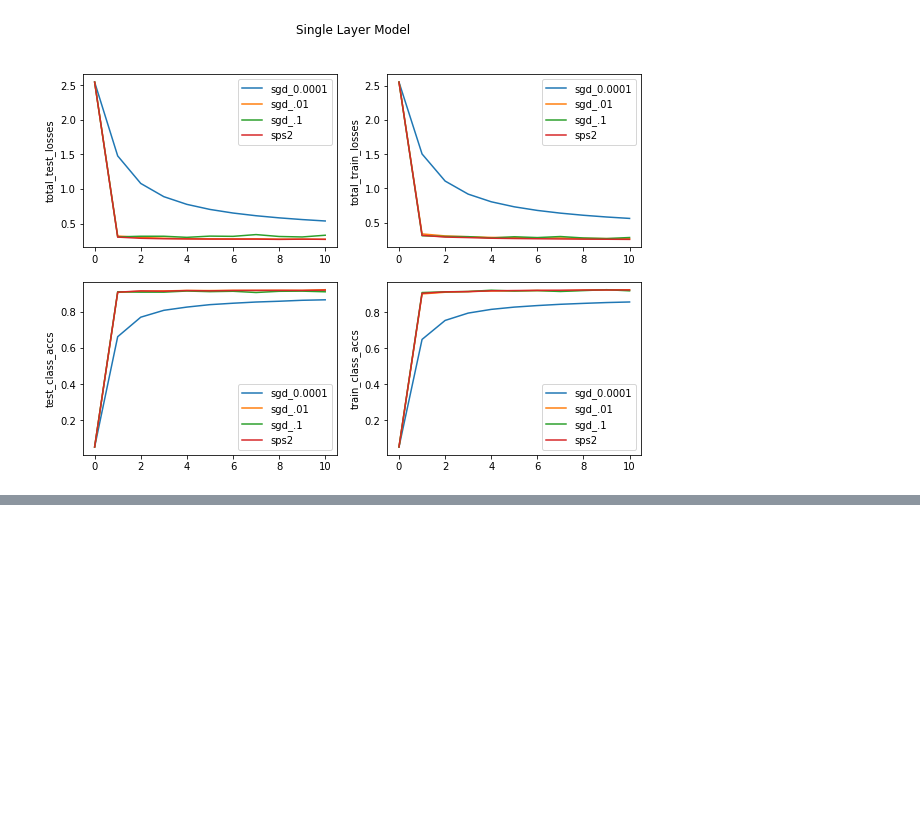
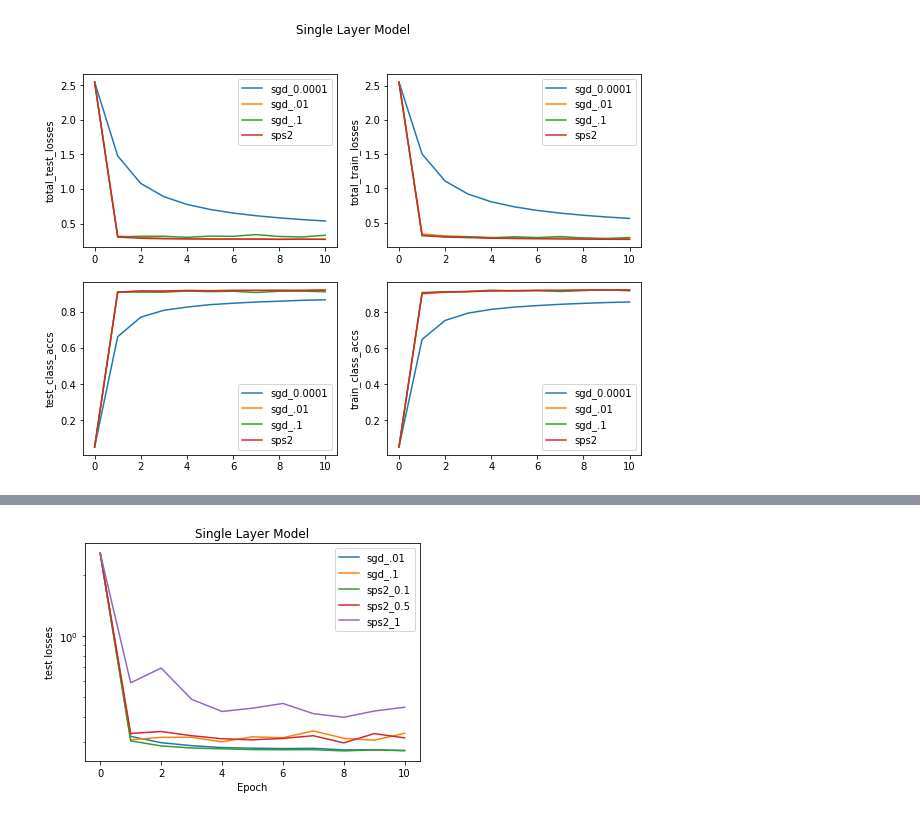
Before and after one commit to wswartworth/non_convex_sps2, a Jupyter notebook: Untitled.ipynb, the cells around one changed output, grey strips where cells are left out. Saved outputs shown, nothing was run; the diff lists cells and outputs as text; code cells hidden in the pictures; blank space fills up the shorter version.

Commit message:
sgd data finished

```diff
--- a/Untitled.ipynb
+++ b/Untitled.ipynb
@@ -108,0 +112,19 @@ plt.show()
+# %%
+exps =  ['sgd_convex_med_lr', 'sgd_convex_large_lr', 'convex_stepsize_0.1', 'convex_stepsize_0.5', 'convex_stepsize_1' ]
+#exps =  ['sgd_small_med_lr', 'sgd_small_large_lr', 'small_stepsize_0.1', 'small_stepsize_0.5' ]
+
+labels = [ 'sgd_.01', 'sgd_.1', 'sps2_0.1', 'sps2_0.5', 'sps2_1']
+
+plt.title('Single Layer Model')
+plt.xlabel('Epoch')
+plt.yscale('log')
+
+for exp_name,label in zip(exps,labels):
+    data = load_data(exp_name)
+    plt.plot(data['total_test_losses'], label=label)
+    plt.ylabel('test losses')
+
+plt.legend()
+plt.show()
+# %% [output]
+[figure, added]
```
Also changed, not shown: parts of 1 cell of this notebook, 36 other files.
